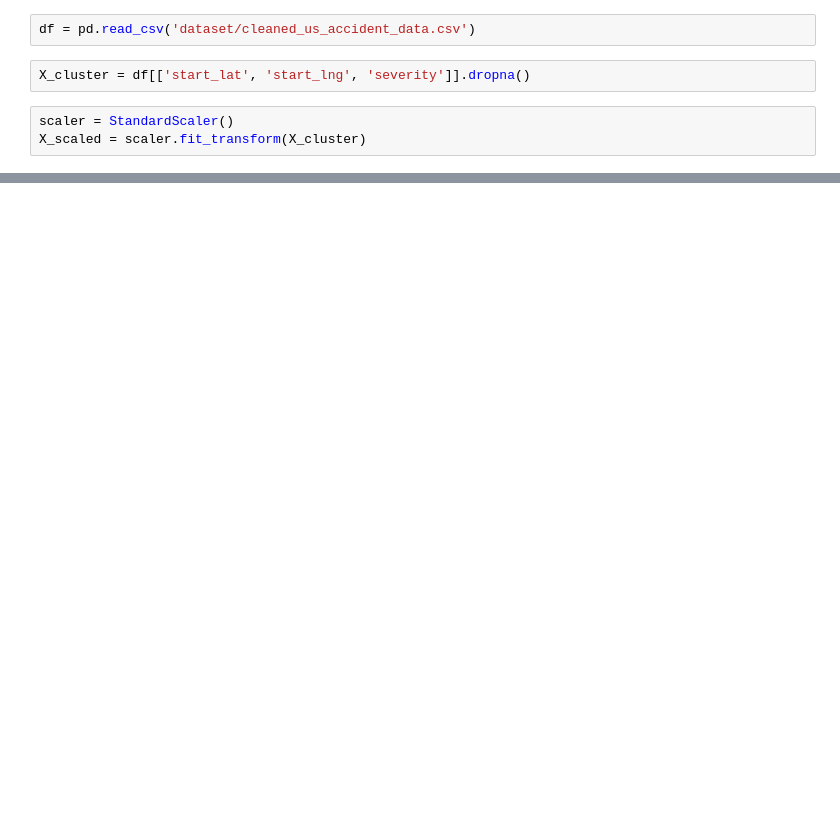
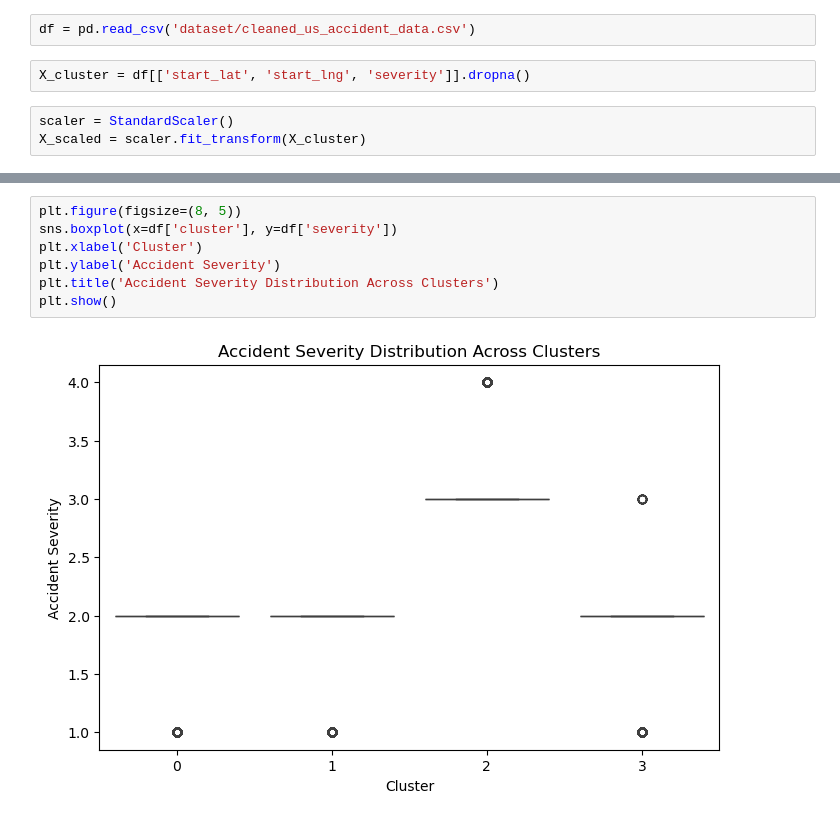
Before and after one commit to AnshMotwani/DM-Traffic-Accidents, a Jupyter notebook: Area_Detection_Kmeans.ipynb, the cells around one changed output, grey strips where cells are left out. Drawn from its saved outputs; the diff is of its cells as text; blank space fills up the shorter version.

```diff
--- a/Area_Detection_Kmeans.ipynb
+++ b/Area_Detection_Kmeans.ipynb
@@ -44,0 +105,9 @@ m
+# %%
+plt.figure(figsize=(8, 5))
+sns.boxplot(x=df['cluster'], y=df['severity'])
+plt.xlabel('Cluster')
+plt.ylabel('Accident Severity')
+plt.title('Accident Severity Distribution Across Clusters')
+plt.show()
+# %% [output]
+[figure, added]
```
Also changed, not shown: parts of 10 cells of this notebook, 1 other file.
